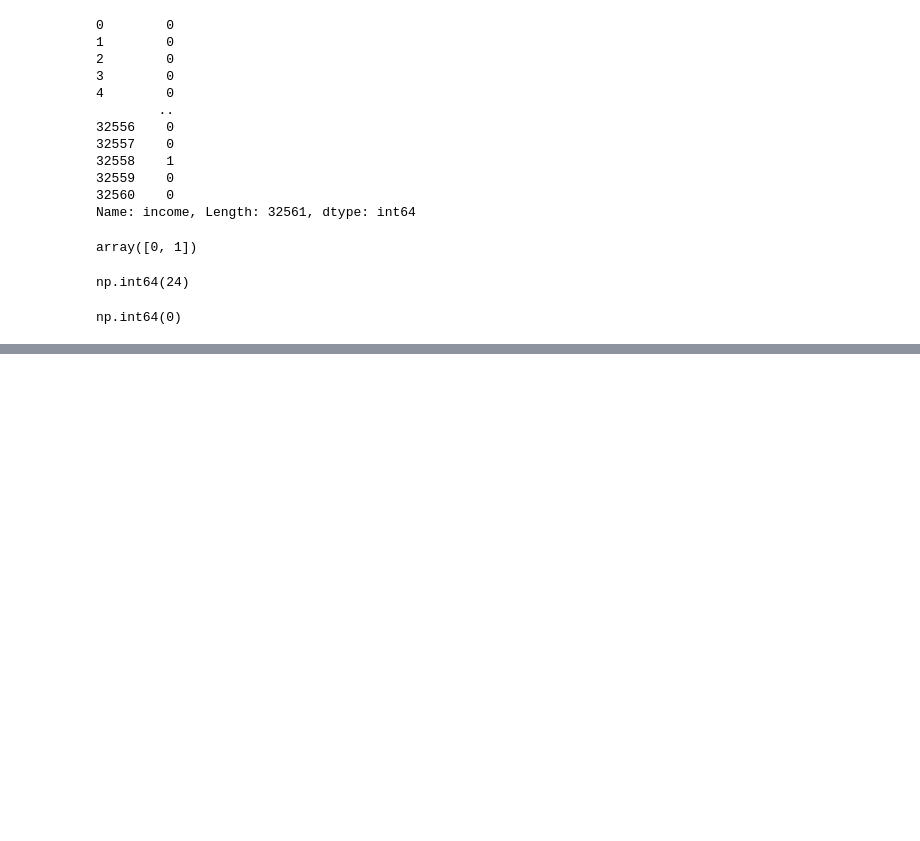
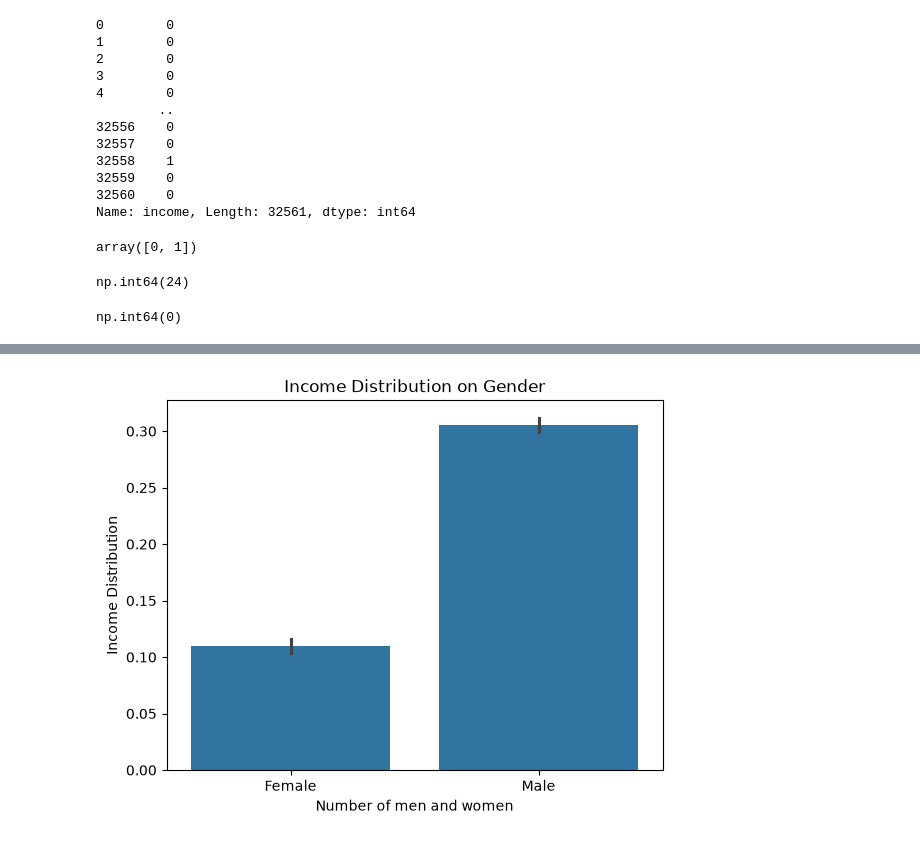
Before and after one commit to AtharvaPandey-coder/loan-approval-fairness-audit, a Jupyter notebook: data.ipynb, the cells around one changed output, grey strips where cells are left out. Saved outputs shown, nothing was run; the diff lists cells and outputs as text; code cells hidden in the pictures; blank space fills up the shorter version.

```diff
--- a/data.ipynb
+++ b/data.ipynb
@@ -257,0 +278,9 @@ np.int64(0)
+# %%
+plt.Figure(figsize=(16,8))
+sns.barplot(data=df,x='sex',y='income')
+plt.title('Income Distribution on Gender')
+plt.xlabel('Number of men and women')
+plt.ylabel('Income Distribution')
+plt.show()
+# %% [output]
+[figure, added]
```
Also changed, not shown: parts of 10 cells of this notebook.
